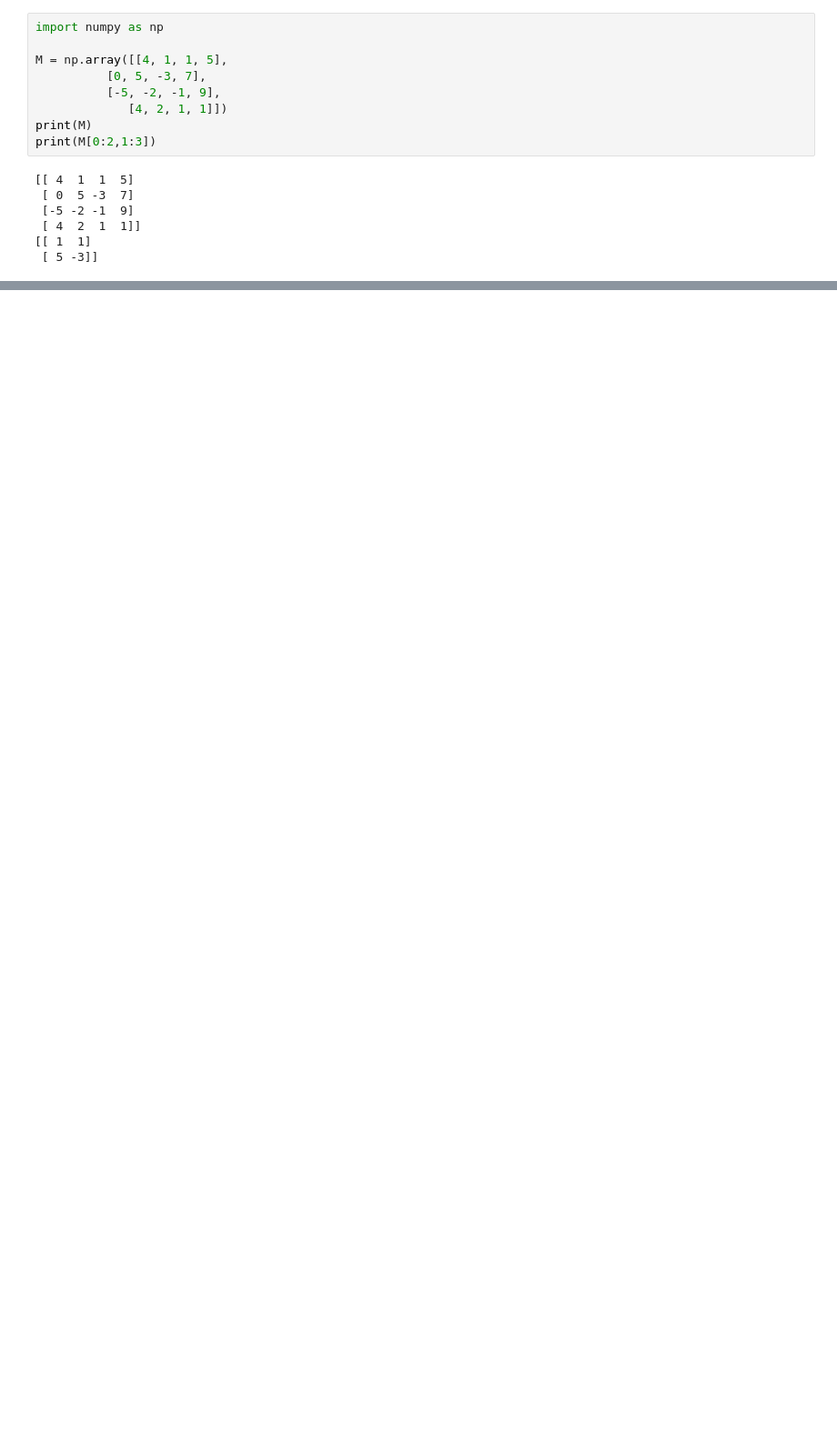
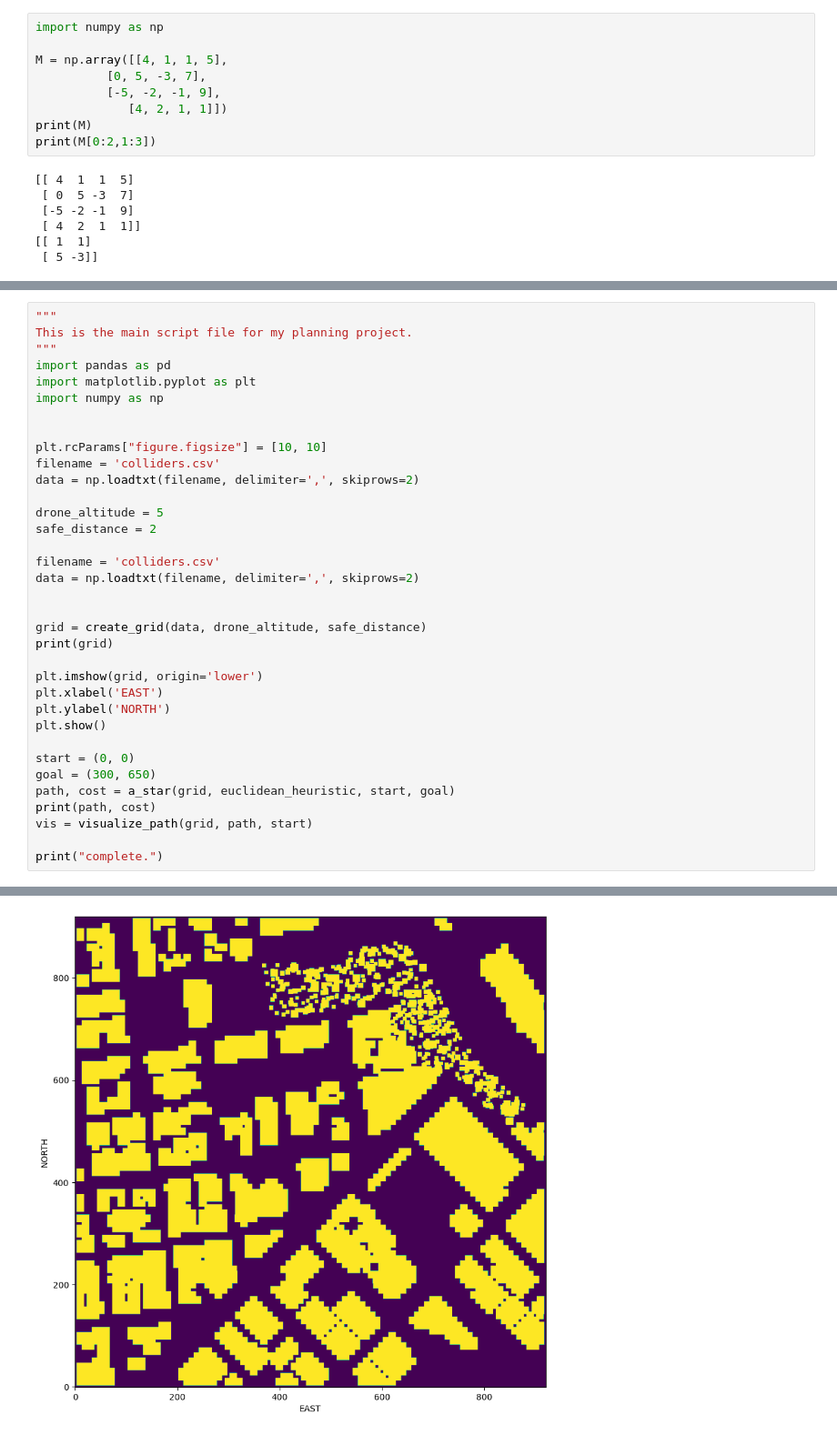
Before and after one commit to ronen-aniti/Drone-project, a Jupyter notebook: Configuration Space.ipynb, the cells around one changed output, grey strips where cells are left out. Shown at 91% size. Drawn from its saved outputs; the diff is of its cells as text; blank space fills up the shorter version.

```diff
--- a/Configuration Space.ipynb
+++ b/Configuration Space.ipynb
@@ -114,0 +270,36 @@ print(M[0:2,1:3])
+# %%
+"""
+This is the main script file for my planning project.
+"""
+import pandas as pd
+import matplotlib.pyplot as plt
+import numpy as np
+
+
+plt.rcParams["figure.figsize"] = [10, 10]
+filename = 'colliders.csv'
+data = np.loadtxt(filename, delimiter=',', skiprows=2)
+
+drone_altitude = 5
+safe_distance = 2
+
+filename = 'colliders.csv'
+data = np.loadtxt(filename, delimiter=',', skiprows=2)
+
+
+grid = create_grid(data, drone_altitude, safe_distance)
+print(grid)
+
+plt.imshow(grid, origin='lower')
+plt.xlabel('EAST')
+plt.ylabel('NORTH')
+plt.show()
+
+start = (0, 0)
+goal = (300, 650)
+path, cost = a_star(grid, euclidean_heuristic, start, goal)
+print(path, cost)
+vis = visualize_path(grid, path, start)
+
+print("complete.")
+# %% [output]
@@ -114,0 +313 @@ print(M[0:2,1:3])
+[figure, added]
```
Also changed, not shown: parts of 5 cells of this notebook.
